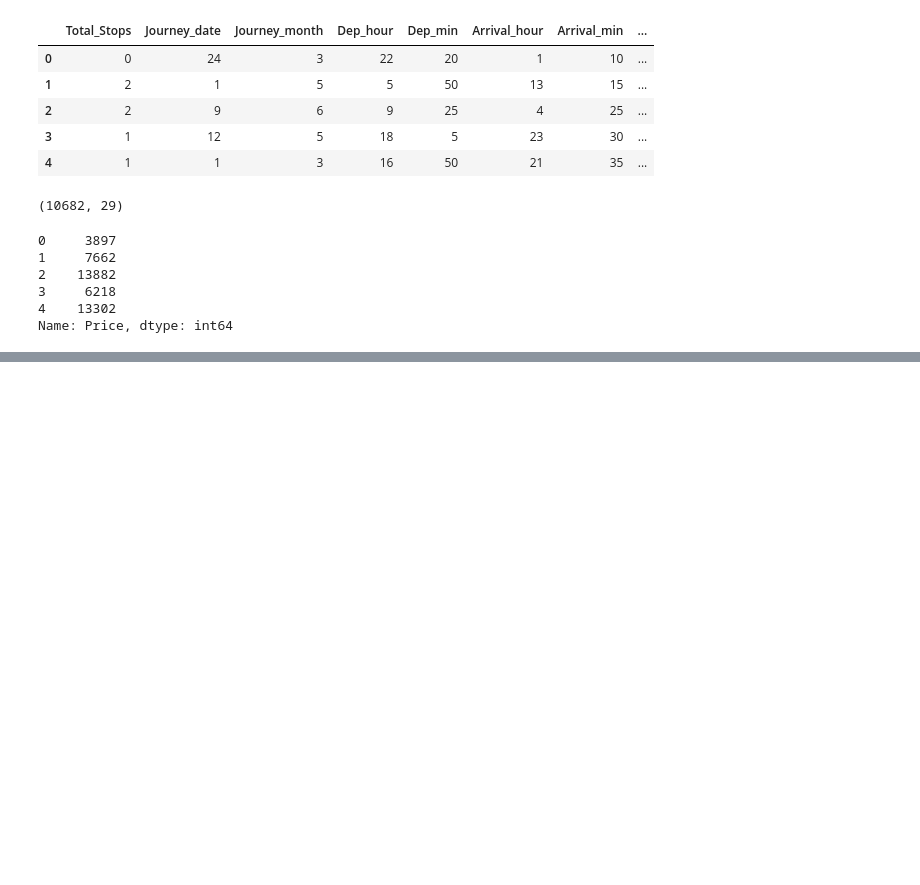
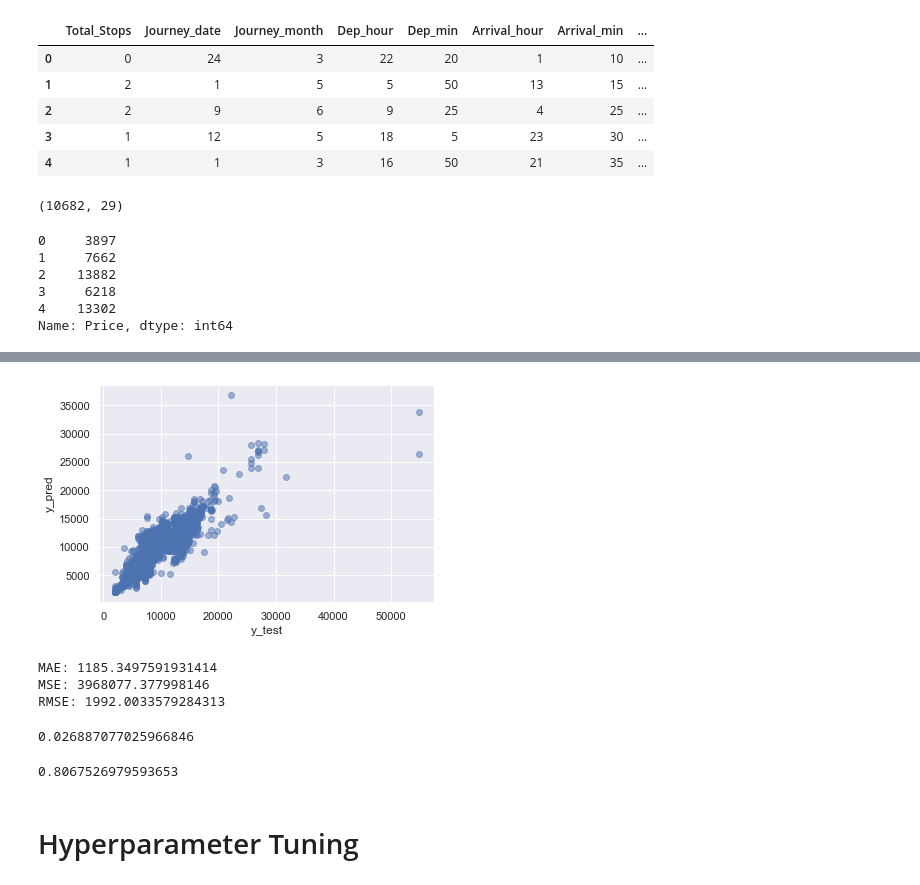
Before and after one commit to AKKUSAXENA/flight-Price-prediction, a Jupyter notebook: Flight_price_prediction_.ipynb, the cells around one changed output, grey strips where cells are left out. Saved outputs shown, nothing was run; the diff lists cells and outputs as text; code cells hidden in the pictures; blank space fills up the shorter version.

```diff
--- a/Flight_price_prediction_.ipynb
+++ b/Flight_price_prediction_.ipynb
@@ -661,0 +728,7 @@ plt.show()
+# %%
+plt.scatter(y_test, y_pred, alpha = 0.5)
+plt.xlabel("y_test")
+plt.ylabel("y_pred")
+plt.show()
+# %% [output]
+[figure, added]
@@ -661,0 +737,20 @@ plt.show()
+# %%
+print('MAE:', metrics.mean_absolute_error(y_test, y_pred))
+print('MSE:', metrics.mean_squared_error(y_test, y_pred))
+print('RMSE:', np.sqrt(metrics.mean_squared_error(y_test, y_pred)))
+# %% [output]
+MAE: 1185.3497591931414
+MSE: 3968077.377998146
+RMSE: 1992.0033579284313
+# %%
+# RMSE/(max(DV)-min(DV))
+
+2090.5509/(max(y)-min(y))
+# %% [output]
+0.026887077025966846
+# %%
+metrics.r2_score(y_test, y_pred)
+# %% [output]
+0.8067526979593653
+# %% [markdown]
+# Hyperparameter Tuning
```
Also changed, not shown: parts of 27 cells of this notebook.
